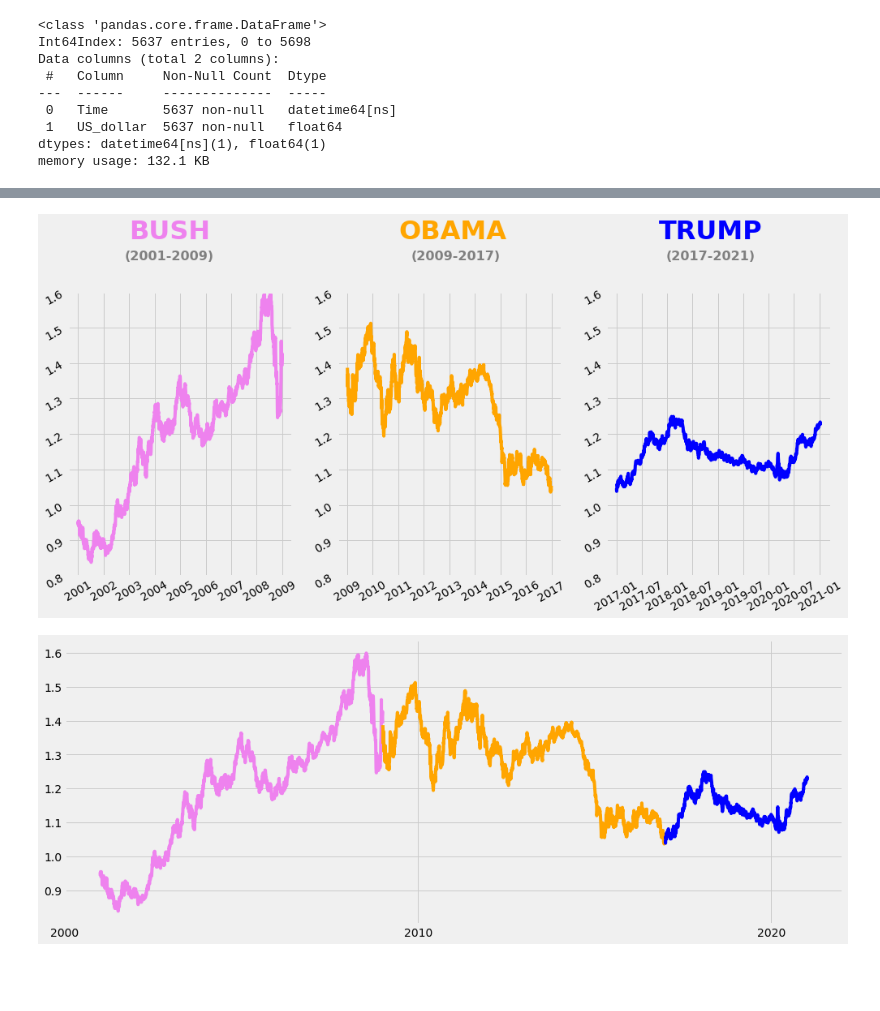
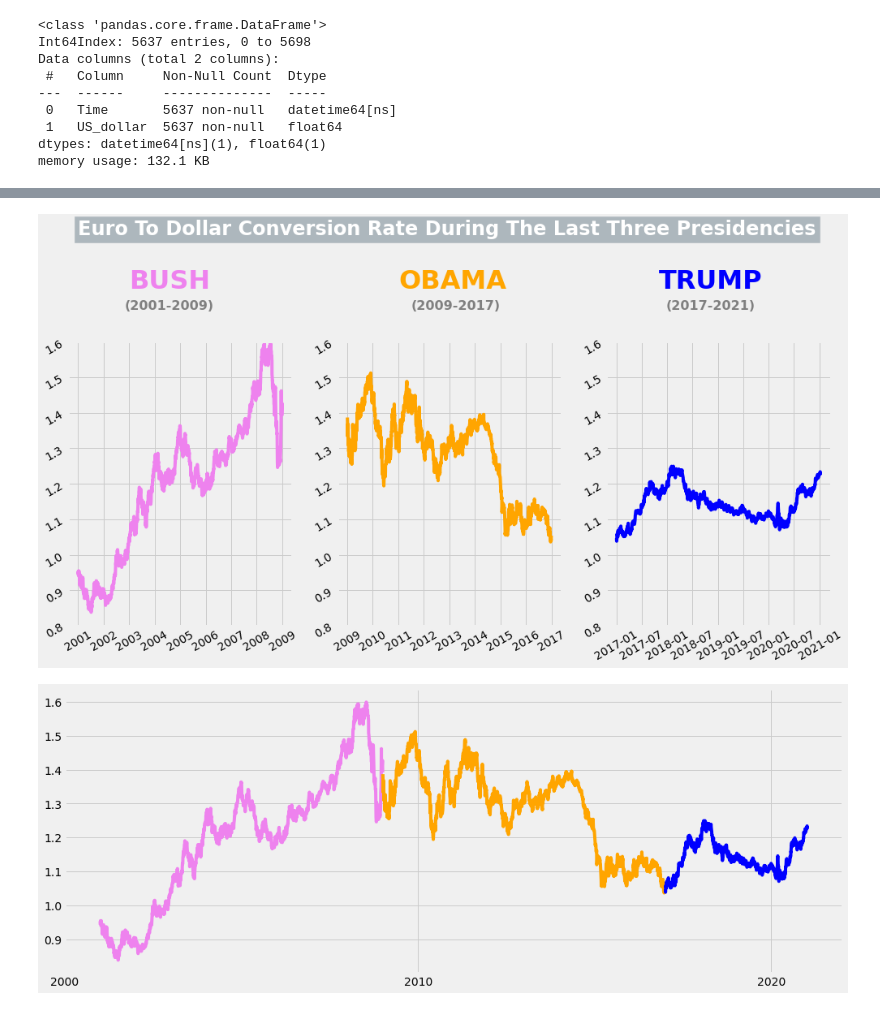
Before and after one commit to skuriacs/Projects-1-5-DQ, a Jupyter notebook: Guided Project 5- Storytelling on exchange rates/GuidedProject5.ipynb, the cells around one changed output, grey strips where cells are left out. Saved outputs shown, nothing was run; the diff lists cells and outputs as text; code cells hidden in the pictures; blank space fills up the shorter version.

Commit message:
Added a title to the ending graph on project 5

```diff
--- a/Guided Project 5- Storytelling on exchange rates/GuidedProject5.ipynb
+++ b/Guided Project 5- Storytelling on exchange rates/GuidedProject5.ipynb
@@ -81,33 +81,33 @@ for ax, c in zip(axes,colors):
     ax.set_ylim(0.8,1.6)
     ax.tick_params(rotation =  30)
     year += 8
 #Name of the presidents
 ax1.text(x = dt.datetime(2003,1,1) , y= 1.75 ,s = 'BUSH' , color = 'violet', weight = 'bold', size = 32)
 ax2.text(x = dt.datetime(2011,1,1) , y= 1.75 ,s = 'OBAMA' , color = 'orange', weight = 'bold', size = 32)
 ax3.text(x = dt.datetime(2017,11,1) , y= 1.75 ,s = 'TRUMP' , color = 'blue', weight = 'bold', size = 32)
 
 #Years they served
 ax1.text(x = dt.datetime(2002,11,1) , y= 1.69 ,s = '(2001-2009)' , color = 'grey', weight = 'bold',  size = 16)
 ax2.text(x = dt.datetime(2011,7,1) , y= 1.69 ,s = '(2009-2017)' , color = 'grey', weight = 'bold',    size = 16)
 ax3.text(x = dt.datetime(2017,12,25) , y= 1.69 ,s = '(2017-2021)' , color = 'grey', weight = 'bold',  size = 16)
 
-
+ax1.text(x = dt.datetime(2001,1,1), y= 1.9, s = 'Euro to dollar conversion rate during the last three presidencies'.title() , weight = 'bold', size = 24, color = '#ffffff', backgroundcolor = '#adb7bd')
 
 
 
 
 plt.show()
 plt.figure(figsize=(15.3,6))
 #plt.plot(euro_to_dollar['Time'], euro_to_dollar['US_dollar'], )
 year = 2001
 
 for c in colors:
     years = euro_to_dollar[euro_to_dollar['Time'].between(dt.datetime(year,1,1), dt.datetime(year+8,1,1))]
     plt.plot(years['Time'],years['US_dollar'] ,color = c)
     #ax.tick_params(rotation =  30)
     year += 8
 plt.xticks([dt.datetime(2000,1,1),dt.datetime(2010,1,1),dt.datetime(2020,1,1)] ,['2000', '2010', '2020'] )
 plt.show()
 # %% [output]
-[figure, old version]
+[figure, new version]
 [figure]
```
Also changed, not shown: parts of 2 cells of this notebook.
